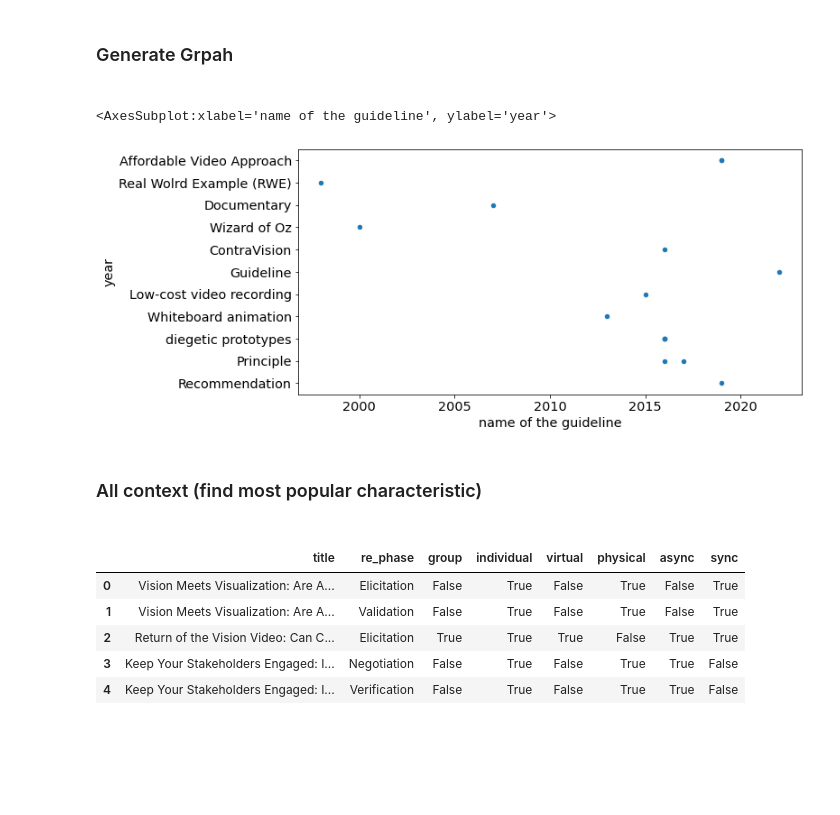
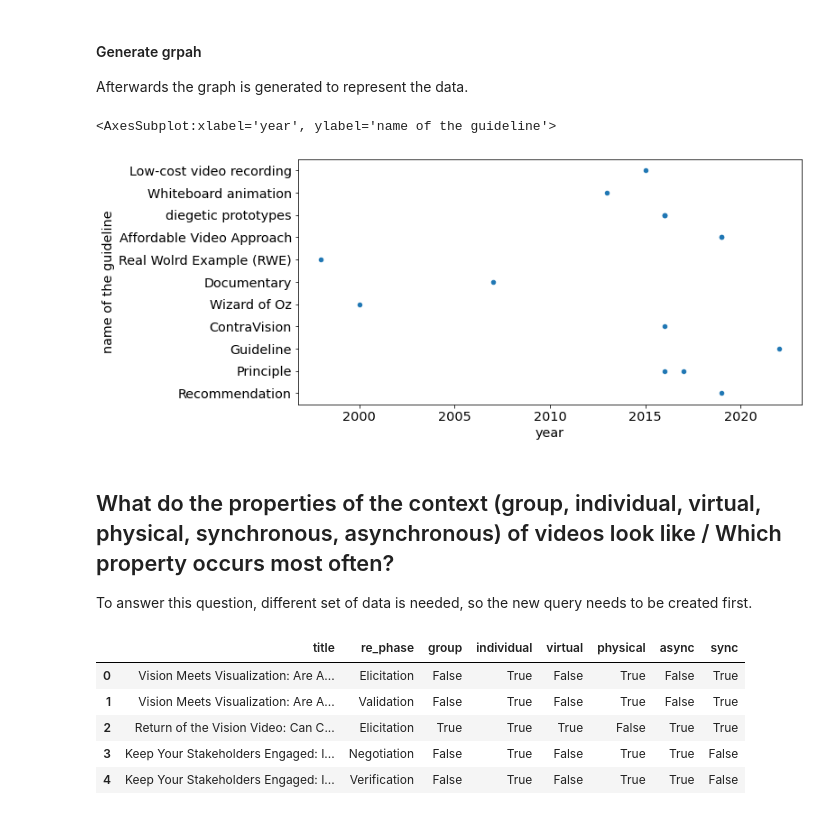
Before and after one commit to AlexHahnGF/bachelor, a Jupyter notebook: Untitled.ipynb, the cells around one changed output. Drawn from its saved outputs; the diff is of its cells as text; code cells hidden in the pictures; blank space fills up the shorter version.

```diff
--- a/Untitled.ipynb
+++ b/Untitled.ipynb
@@ -43,35 +67,38 @@ data.head()
 # %% [markdown]
-<h3>Generate Grpah<h3>
+#### Generate grpah
+
+Afterwards the graph is generated to represent the data.
 # %%
 import matplotlib.pyplot as plt
 import matplotlib.pylab as pylab
 import pandas as pd
 
 params = {'legend.fontsize': 'x-large',
           'figure.figsize': (15, 5),
          'axes.labelsize': 'x-large',
          'axes.titlesize':'x-large',
          'xtick.labelsize':'x-large',
          'ytick.labelsize':'x-large'}
 pylab.rcParams.update(params)
 
 data_guidelines = []
 for index, row in data.iterrows():
     if not pd.isnull(row['guideline_name']):
         data_guidelines.append([row['year'], row['guideline_name']])
 
 df = pd.DataFrame(data_guidelines,columns=['year','guideline_name'])
 df.plot(kind='scatter',
          x='year',
          y='guideline_name',
-         xlabel='name of the guideline',
-         ylabel='year',
+         xlabel='year',
+         ylabel='name of the guideline',
          figsize=(10,5))
 # %% [output]
-<AxesSubplot:xlabel='name of the guideline', ylabel='year'>
+<AxesSubplot:xlabel='year', ylabel='name of the guideline'>
-[figure, old version]
+[figure, new version]
 # %% [markdown]
-<h3> All context (find most popular characteristic) <h3>
+## What do the properties of the context (group, individual, virtual, physical, synchronous, asynchronous) of videos look like / Which property occurs most often?
+To answer this question, different set of data is needed, so the new query needs to be created first.
 # %%
 query = """
 SELECT ?title, ?re_phase, ?group, ?individual, ?virtual, ?physical ,?async, ?sync
```
Also changed, not shown: parts of 30 cells of this notebook.
